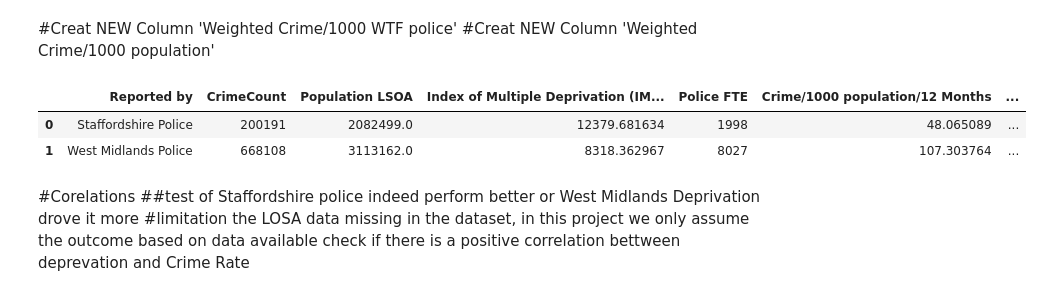
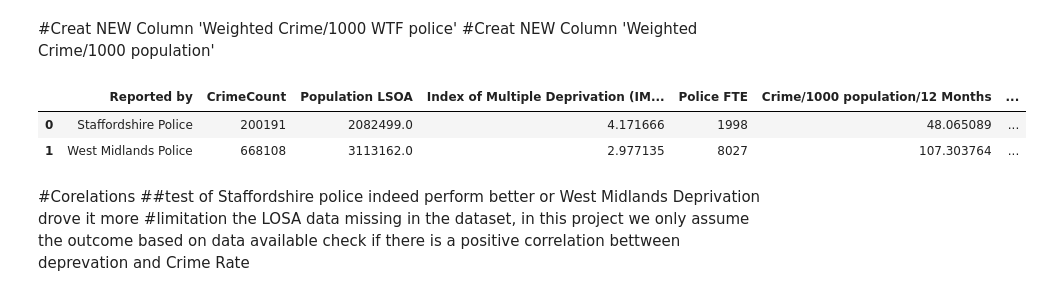
Before and after one commit to zhangwiki86-soton/L7---Data-Analysis-and-Visualisation, a Jupyter notebook: DRAFT Test Glob.ipynb, the cells around one changed output. Cells and saved outputs as stored; diff of their text form; code cells hidden in the pictures.

```diff
--- a/DRAFT Test Glob.ipynb
+++ b/DRAFT Test Glob.ipynb
@@ -363,7 +363,7 @@ LSOAdata
 # %% [markdown]
 #Keep relevant columns from LSOA data
 # %%
-LSOAdataclean=LSOAdata.loc[:, ['LSOA code (2021)','Index of Multiple Deprivation (IMD) Rank (where 1 is most deprived)','Income Rank (where 1 is most deprived)','Employment Rank (where 1 is most deprived)','Education, Skills and Training Rank (where 1 is most deprived)','Population LSOA']] #select Columns needed
+LSOAdataclean=LSOAdata.loc[:, ['LSOA code (2021)','Index of Multiple Deprivation (IMD) Decile (where 1 is most deprived 10% of LSOAs)','Income Rank (where 1 is most deprived)','Employment Rank (where 1 is most deprived)','Education, Skills and Training Rank (where 1 is most deprived)','Population LSOA']] #select Columns needed
 LSOAdataclean
 # %% [output]
 |  | LSOA code (2021) | Index of Multiple Deprivation (IM... | Income Rank (where 1 is most depr... | Employment Rank (where 1 is most ... | ... |
@@ -607,7 +604,7 @@ crime_plot
 # %% [markdown]
 #Corelation between LSOA metrics and Crime Rate Per 12 Month/Year, not 24 Months
 # %%
-crime_counts_lsoa = DataMerge.groupby(['Reported by','LSOA name','Population LSOA']).size().reset_index(name='CrimeCount')
+crime_counts_lsoa = DataMerge.groupby(['Reported by','LSOA name','Population LSOA','Index of Multiple Deprivation (IMD) Decile (where 1 is most deprived 10% of LSOAs)']).size().reset_index(name='CrimeCount')
 crime_counts_lsoa['Weighted Crime/1000 population']=(crime_counts_lsoa['CrimeCount']/crime_counts_lsoa['Population LSOA'].astype(float))*1000/2 # 12 months not total 24 months
 crime_counts_lsoa['Weighted Crime/1000 population']=crime_counts_lsoa['Weighted Crime/1000 population'].round(2)
 crime_counts_lsoa.sort_values(by=["Weighted Crime/1000 population"],ascending=False)
@@ -636,21 +633,21 @@ crime_counts_lsoa
 # %%
 b=crime_counts_lsoa.pivot_table(index='Reported by',values="Population LSOA",aggfunc='sum')
 c=crime_counts_lsoa.pivot_table(index='Reported by',values="CrimeCount",aggfunc='sum')
-e=DataMerge.pivot_table(index='Reported by',values="Index of Multiple Deprivation (IMD) Rank (where 1 is most deprived)",aggfunc='mean')
+e=DataMerge.pivot_table(index='Reported by',values="Index of Multiple Deprivation (IMD) Decile (where 1 is most deprived 10% of LSOAs)",aggfunc='mean')
 
 WorkForceFTE,b,c,e
 #merge and calculate weighted data by police
 d=pd.merge(c,b,on='Reported by',how='left')
 f=pd.merge(d,e,on='Reported by',how='left')
 weighted_data=pd.merge(f,WorkForceFTE,on='Reported by',how='left')
 weighted_data['Crime/1000 population/12 Months']=(weighted_data['CrimeCount']/weighted_data['Population LSOA'].astype(float))*1000/2
 weighted_data['Crime/Police FTE/12 Months']=(weighted_data['CrimeCount']/weighted_data['Police FTE'].astype(float))*1000/2
 
 weighted_data
 # %% [output]
 |  | Reported by | CrimeCount | Population LSOA | Index of Multiple Deprivation (IM... | Police FTE | Crime/1000 population/12 Months | ... |
-| 0 | Staffordshire Police | 200191 | 2082499.0 | 12379.681634 | 1998 | 48.065089 | ... |
-| 1 | West Midlands Police | 668108 | 3113162.0 | 8318.362967 | 8027 | 107.303764 | ... |
+| 0 | Staffordshire Police | 200191 | 2082499.0 | 4.171666 | 1998 | 48.065089 | ... |
+| 1 | West Midlands Police | 668108 | 3113162.0 | 2.977135 | 8027 | 107.303764 | ... |
 # %% [markdown]
 #Corelations
 ##test of Staffordshire police indeed perform better or West Midlands Deprivation drove it more
```
Also changed, not shown: parts of 7 cells of this notebook.
